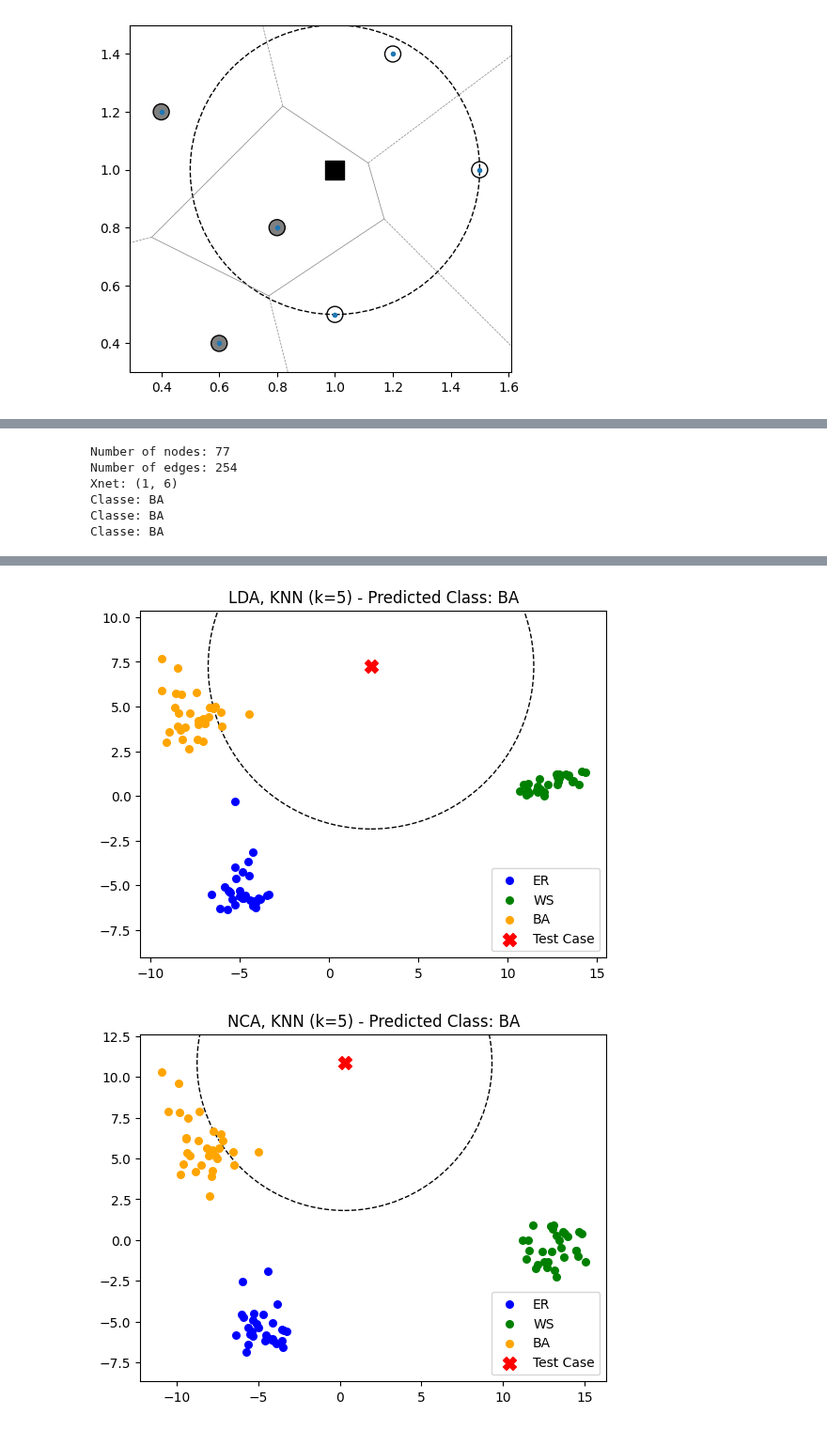
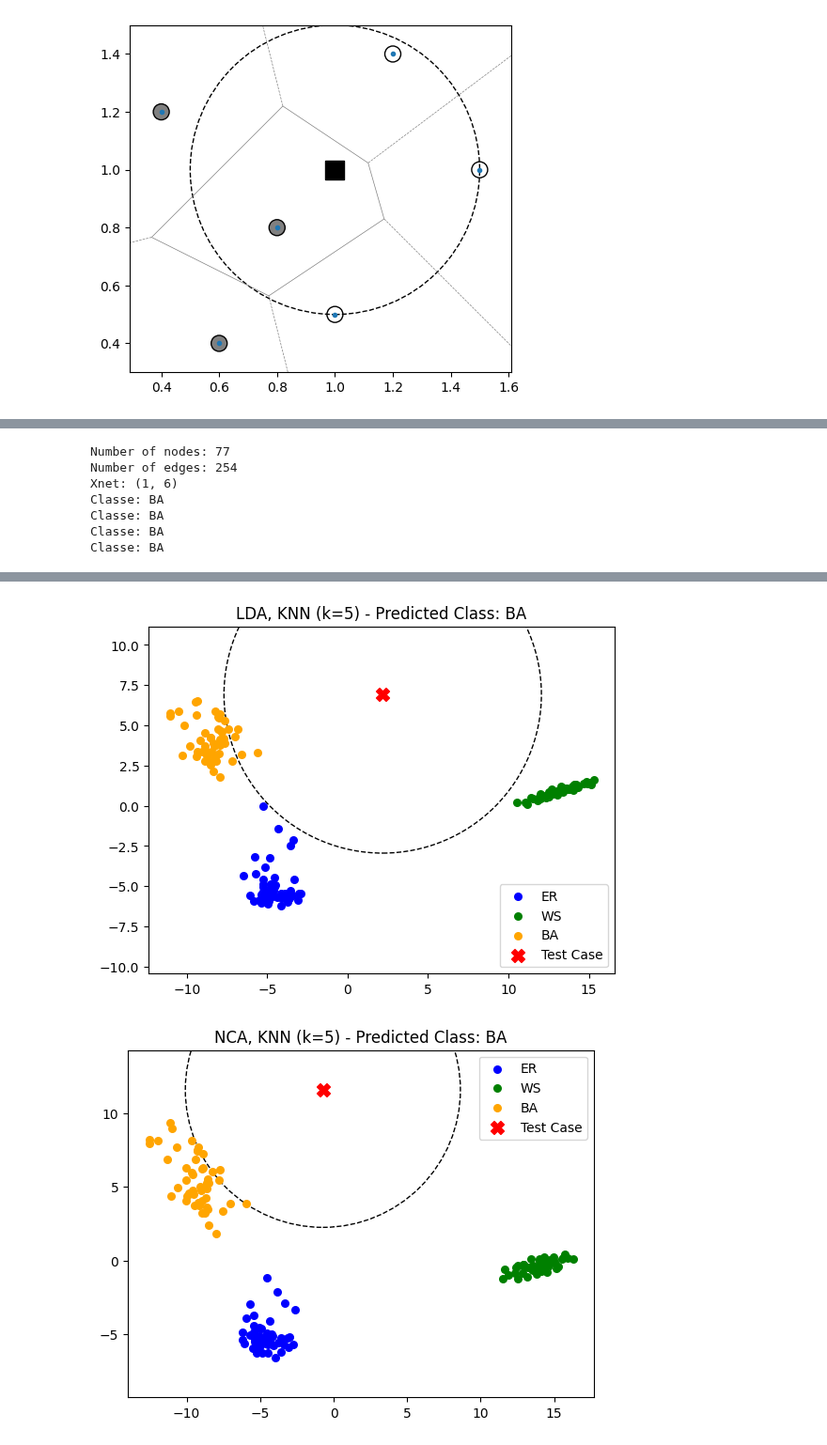
Before and after one commit to JunioCesarFerreira/ComplexNetworks, a Jupyter notebook: Studing/studing_2_classification.ipynb, the cells around one changed output, grey strips where cells are left out. Shown at 94% size. Saved outputs shown, nothing was run; the diff lists cells and outputs as text; code cells hidden in the pictures.

```diff
--- a/Studing/studing_2_classification.ipynb
+++ b/Studing/studing_2_classification.ipynb
@@ -566,6 +406,7 @@ Classe: BA
 import numpy as np
 import matplotlib.pyplot as plt
 import networkx as nx
+import umap
 from sklearn.model_selection import train_test_split
 from sklearn.decomposition import PCA
 from sklearn.discriminant_analysis import LinearDiscriminantAnalysis
@@ -613,7 +454,7 @@ cl = ['ER','WS','BA']
 #ER networks
 X = []
 y = []
-n_nets = 30
+n_nets = 50
 av_degree = k1
 p = av_degree/(N-1)
 for i in range(0,n_nets):
@@ -663,19 +504,21 @@ X_net = scaler.transform(X_net)
 print('Xnet:', X_net.shape)
 
 
-# Reduce dimension to 2 with PCA
+# Reduce dimension to 2 with PCA Principal Component Analysis
 pca = make_pipeline(StandardScaler(), PCA(n_components=2, random_state=0))
 
-# Reduce dimension to 2 with LinearDiscriminantAnalysis
+# Reduce dimension to 2 with Linear Discriminant Analysis
 lda = make_pipeline(StandardScaler(), LinearDiscriminantAnalysis(n_components=2))
 
-# Reduce dimension to 2 with NeighborhoodComponentAnalysis
+# Reduce dimension to 2 with Neighborhood Component Analysis
 nca = make_pipeline(
     StandardScaler(),
     NeighborhoodComponentsAnalysis(n_components=2, random_state=0),
 )
 
-dim_reduction_methods = [("PCA", pca), ("LDA", lda), ("NCA", nca)]
+uma = umap.UMAP()
+
+dim_reduction_methods = [("PCA", pca), ("LDA", lda), ("NCA", nca), ("UMAP", uma)]
 
 # Define colors for each class and for the test case
 colors = ['blue', 'green', 'orange', 'red']
@@ -699,14 +542,14 @@ for i, (name, model) in enumerate(dim_reduction_methods):
     # Make predictions using KNN
     knn.fit(X_embedded, y)
 
-    # Encontrar os k vizinhos mais próximos do ponto central
+    # Find the k nearest neighbors to the center point
     _, indices = knn.kneighbors(X_test_embedded, n_neighbors=k)
     neighbors = X_embedded[indices][0]
 
-    # Calcular o raio do círculo como a distância média entre os k vizinhos mais próximos
+    # Calculate the radius of the circle
     radius = np.max(np.linalg.norm(neighbors - X_test_embedded, axis=1))
 
-    # Desenhar um círculo ao redor do ponto central com o raio calculado
+    # Draw a circle around the center point with the calculated radius
     circle = plt.Circle([X_test_embedded[:,0], X_test_embedded[:,1]], radius, color='black', fill=False, linestyle='dashed')
     plt.gca().add_artist(circle)
 
@@ -731,8 +574,6 @@ for i, (name, model) in enumerate(dim_reduction_methods):
         marker="X",
         label="Test Case",
     )
-
-    # Show the evaluation score in the plot title
     plt.title(
         f"{name}, KNN (k={k}) - Predicted Class: {cl[int(np.mean(y_pred))]}"
     )
@@ -746,3 +587,4 @@ Xnet: (1, 6)
 Classe: BA
 Classe: BA
 Classe: BA
+Classe: BA
@@ -750,2 +592,2 @@ Classe: BA
-[figure, old version]
+[figure, new version]
-[figure, old version]
+[figure, new version]
```
Also changed, not shown: parts of 7 cells of this notebook, 1 other file.
